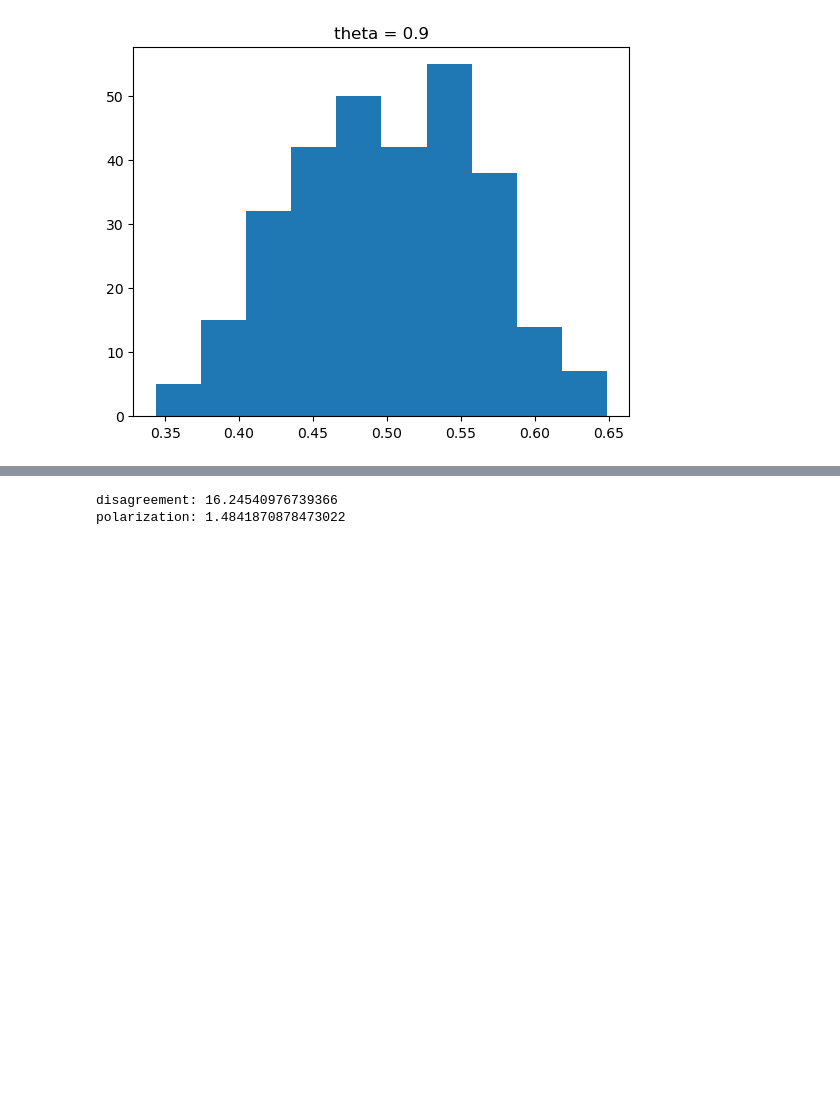
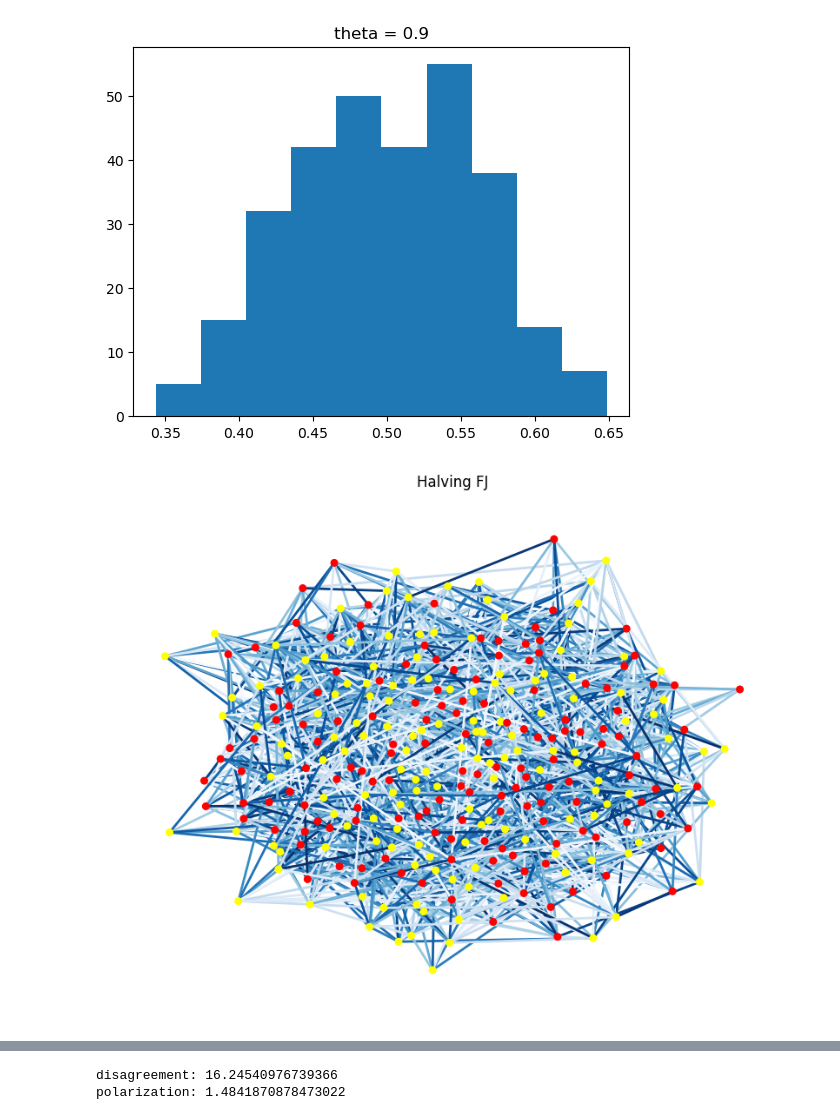
Before and after one commit to JamesZhang2/Opinion-Dynamics, a Jupyter notebook: FJ_Model.ipynb, the cells around one changed output, grey strips where cells are left out. Cells and saved outputs as stored; diff of their text form; code cells hidden in the pictures; blank space fills up the shorter version.

```diff
--- a/FJ_Model.ipynb
+++ b/FJ_Model.ipynb
@@ -323,3 +325,12 @@ for theta in np.arange(0, 1, 0.1):
 [figure]
 [figure]
 [figure]
+# %%
+G = HalvingFJ(n=300, p=0.05, w_lower=0, w_upper=1, internal_lower=0, internal_upper=1, theta=0.1)
+# G.run_t_steps(1)
+# print(G)
+# print(G.disagreement())
+# print(G.polarization())
+G.plot_network(filename='original_graph.png')
+# %% [output]
+[figure, added]
```
Also changed, not shown: parts of 8 cells of this notebook, 3 other files.
